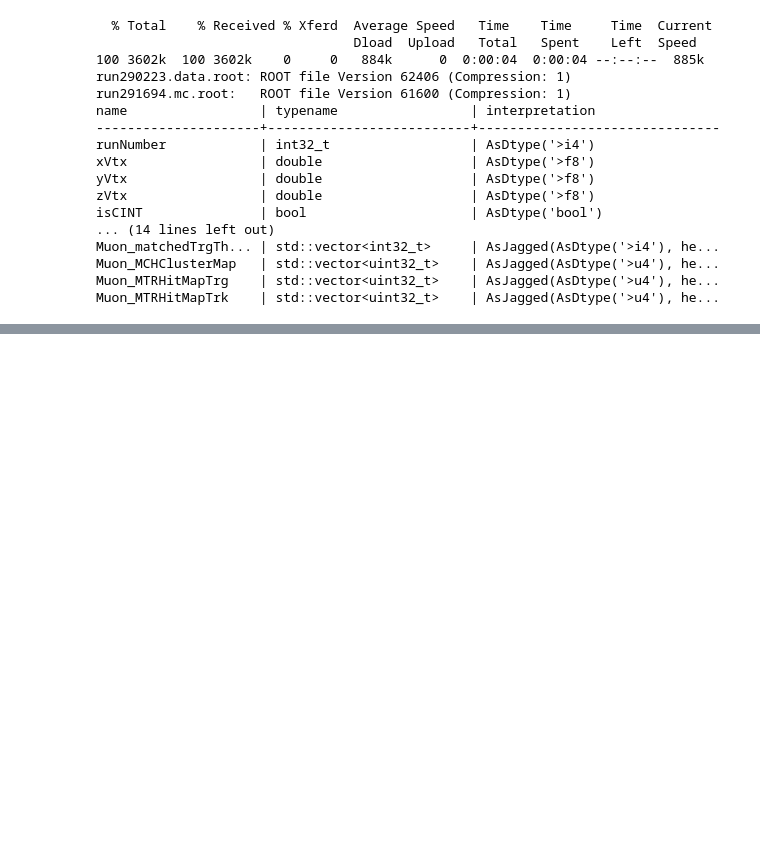
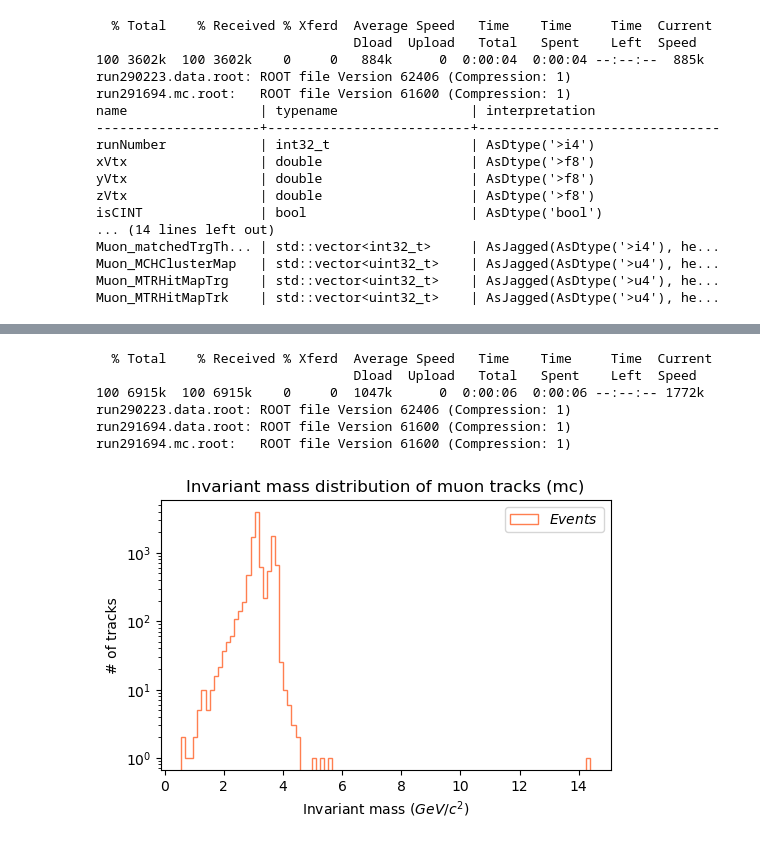
Before and after one commit to nantes-m2-rps-exp/qqbar2mumu-2022, a Jupyter notebook: notebooks/geometric_parameters.ipynb, the cells around one changed output, grey strips where cells are left out. Cells and saved outputs as stored; diff of their text form; code cells hidden in the pictures; blank space fills up the shorter version.

Commit message:
Ajout des simulations MC, transformation des paramètres impulsion-énergie, arbre genTree ouvert

```diff
--- a/notebooks/geometric_parameters.ipynb
+++ b/notebooks/geometric_parameters.ipynb
@@ -139,0 +151,77 @@ run291694.mc.root:   ROOT file Version 61600 (Compression: 1)
+# %%
+import uproot
+import awkward as ak
+import numpy as np
+import matplotlib
+import matplotlib.pyplot as plt
+import math
+import hist
+import vector
+
+def mag(px:float,py:float,pz:float):
+    """Returns the norm of the 3-vector (px,py,pz)."""
+    return math.sqrt(px*px+py*py+pz*pz)
+
+def invMass(p:float, E:float):
+    """Returns the invariant mass of the event"""
+    return math.sqrt(E*E - p*p)
+
+!curl 'https://cernbox.cern.ch/remote.php/dav/public-files/nbPmKbcsJvZrjjx/291694/AnalysisResults.root' > run291694.mc.root
+
+!file *.root
+file = uproot.open("run291694.mc.root")
+
+events = file["eventsTree"]
+
+c = 299792458.
+
+m = events.arrays(["nMuons","Muon_Px","Muon_Py","Muon_Pz", "Muon_E", "Muon_Charge"],how="zip",entry_stop=1000000)
+charge = np.array([0,0])
+totalMomentum = np.array([0., 0., 0])
+totalMomentum_norm = 0.
+energy = np.array([0.,0.])
+totalEnergy = 0.
+
+invariantMass = np.array([],dtype=float)
+
+for event in m[m.nMuons==2]:
+    tracks = event["Muon"].to_list()
+    i = 0
+    momentum_x = np.array([], dtype=float)
+    momentum_y = np.array([], dtype=float)
+    momentum_z = np.array([], dtype=float)
+    energy = np.array([], dtype=float)
+    for t in tracks:
+        energy = np.append(energy, t["E"])
+        momentum_x = np.append(momentum_x, t["Px"])
+        momentum_y = np.append(momentum_y, t["Py"])
+        momentum_z = np.append(momentum_z, t["Pz"])
+        if (t["Charge"] == 1):
+            charge[i] = 1
+        elif (t["Charge"] == -1):
+            charge[i] = -1
+        i += 1
+    if charge[0] != charge[1]:
+        totalMomentum[0] = np.sum(momentum_x)
+        totalMomentum[1] = np.sum(momentum_y)
+        totalMomentum[2] = np.sum(momentum_z)
+        totalMomentum_norm = mag(totalMomentum[0], totalMomentum[1], totalMomentum[2])
+        totalEnergy = np.sum(energy)
+        invariantMass = np.append(invariantMass, invMass(totalMomentum_norm, totalEnergy))
+
+fig = plt.figure(figsize=(5,3))
+axes = fig.add_axes([0.1,0.1,0.9,0.9])
+axes.set_title("Invariant mass distribution of muon tracks (mc)")
+axes.set_xlabel("Invariant mass ($GeV/c^2$)")
+axes.set_ylabel("# of tracks")
+axes.set_yscale("log")
+axes.hist(invariantMass,bins=100,label="$Events$",color='coral',histtype='step');
+axes.legend();
+# %% [output]
+  % Total    % Received % Xferd  Average Speed   Time    Time     Time  Current
+                                 Dload  Upload   Total   Spent    Left  Speed
+100 6915k  100 6915k    0     0  1047k      0  0:00:06  0:00:06 --:--:-- 1772k
+run290223.data.root: ROOT file Version 62406 (Compression: 1)
+run291694.data.root: ROOT file Version 61600 (Compression: 1)
+run291694.mc.root:   ROOT file Version 61600 (Compression: 1)
+[figure, added]
```
Also changed, not shown: parts of 2 cells of this notebook.
